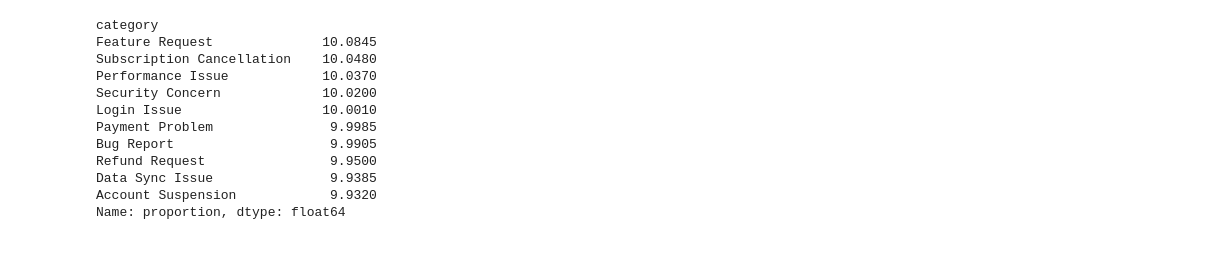
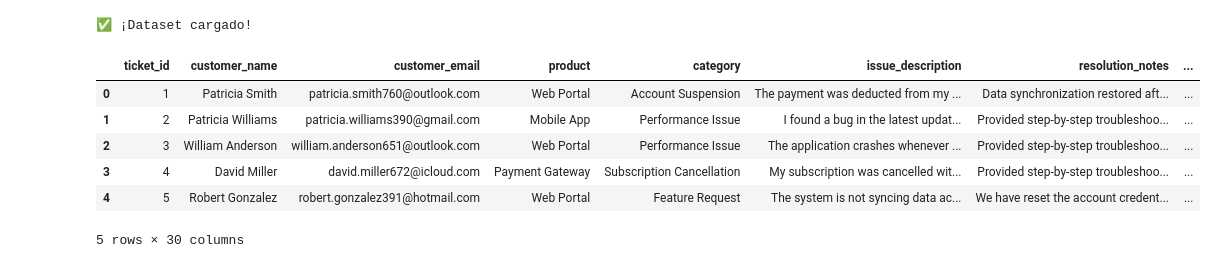
Before and after one commit to Azwraithz/Coderhouse-DataScience-C77805, a Jupyter notebook: DataScienceII-C77805-Morales_Luis.ipynb, the cells around one changed output. Cells and saved outputs as stored; diff of their text form; code cells hidden in the pictures.

```diff
--- a/DataScienceII-C77805-Morales_Luis.ipynb
+++ b/DataScienceII-C77805-Morales_Luis.ipynb
@@ -86,15 +94,25 @@ Columnas disponibles: Index(['ticket_id', 'customer_name', 'customer_email', 'pr
-# %%
-print(df['category'].value_counts(normalize=True) * 100)
-# %% [output]
-category
-Feature Request              10.0845
-Subscription Cancellation    10.0480
-Performance Issue            10.0370
-Security Concern             10.0200
-Login Issue                  10.0010
-Payment Problem               9.9985
-Bug Report                    9.9905
-Refund Request                9.9500
-Data Sync Issue               9.9385
-Account Suspension            9.9320
-Name: proportion, dtype: float64
+# %%
+# Ruta del archivo o nombre
+file_path = 'customer_support_tickets.csv'
+
+try:
+    df = pd.read_csv(file_path)
+    df.columns = df.columns.str.strip()
+
+    print(f"✅ ¡Dataset cargado!")
+
+except FileNotFoundError:
+    print(f"❌ Error: No se encontró el archivo '{file_path}'.")
+# %% [output]
+✅ ¡Dataset cargado!
+# %%
+# Visualización de los primeros 5 registros
+df.head()
+# %% [output]
+|  | ticket_id | customer_name | customer_email | product | category | issue_description | resolution_notes | ... |
+| 0 | 1 | Patricia Smith | patricia.smith760@outlook.com | Web Portal | Account Suspension | The payment was deducted from my ... | Data synchronization restored aft... | ... |
+| 1 | 2 | Patricia Williams | patricia.williams390@gmail.com | Mobile App | Performance Issue | I found a bug in the latest updat... | Provided step-by-step troubleshoo... | ... |
+| 2 | 3 | William Anderson | william.anderson651@outlook.com | Web Portal | Performance Issue | The application crashes whenever ... | Provided step-by-step troubleshoo... | ... |
+| 3 | 4 | David Miller | david.miller672@icloud.com | Payment Gateway | Subscription Cancellation | My subscription was cancelled wit... | Provided step-by-step troubleshoo... | ... |
+| 4 | 5 | Robert Gonzalez | robert.gonzalez391@hotmail.com | Web Portal | Feature Request | The system is not syncing data ac... | We have reset the account credent... | ... |
+5 rows × 30 columns
```
Also changed, not shown: parts of 23 cells of this notebook, 1 other file.
